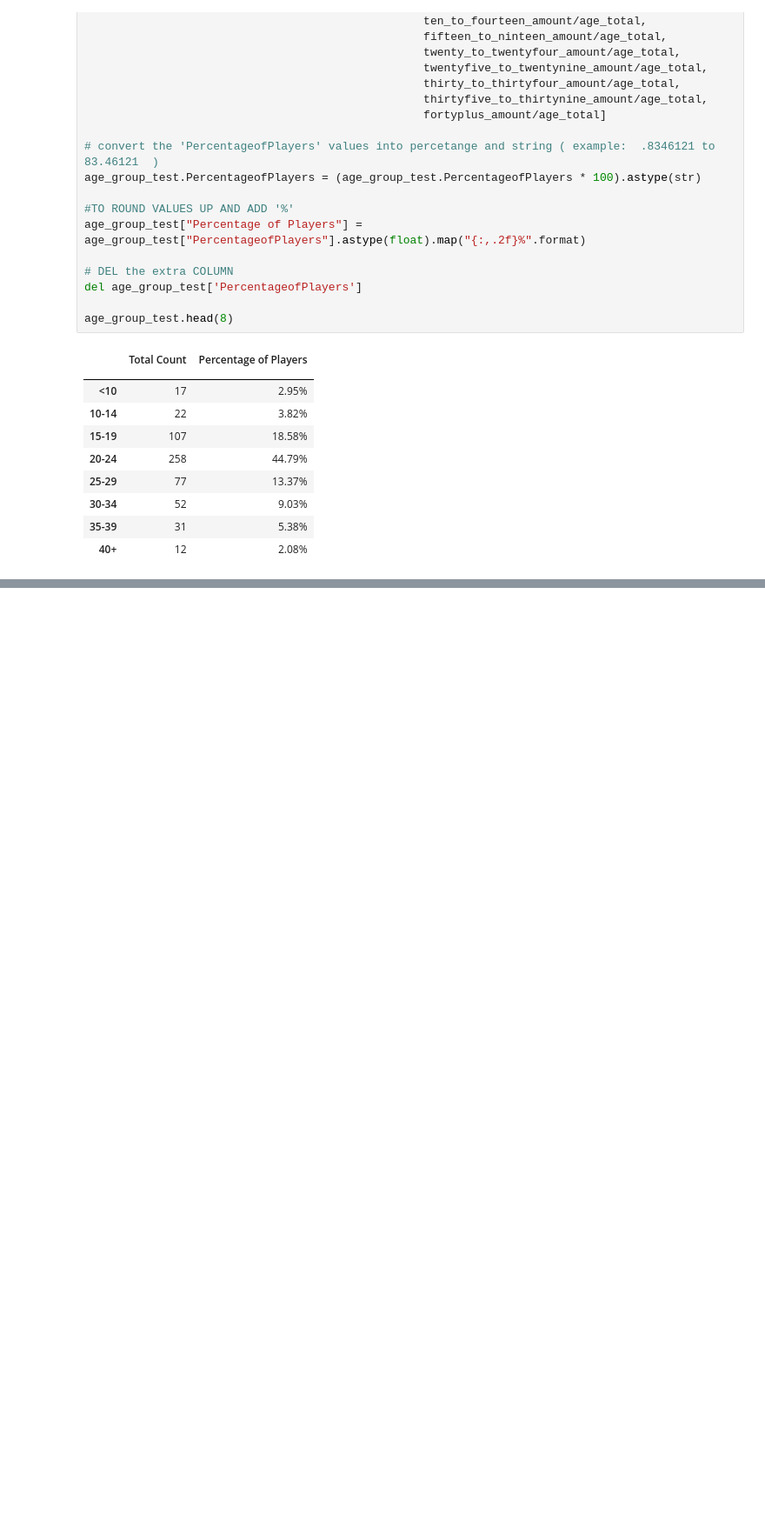
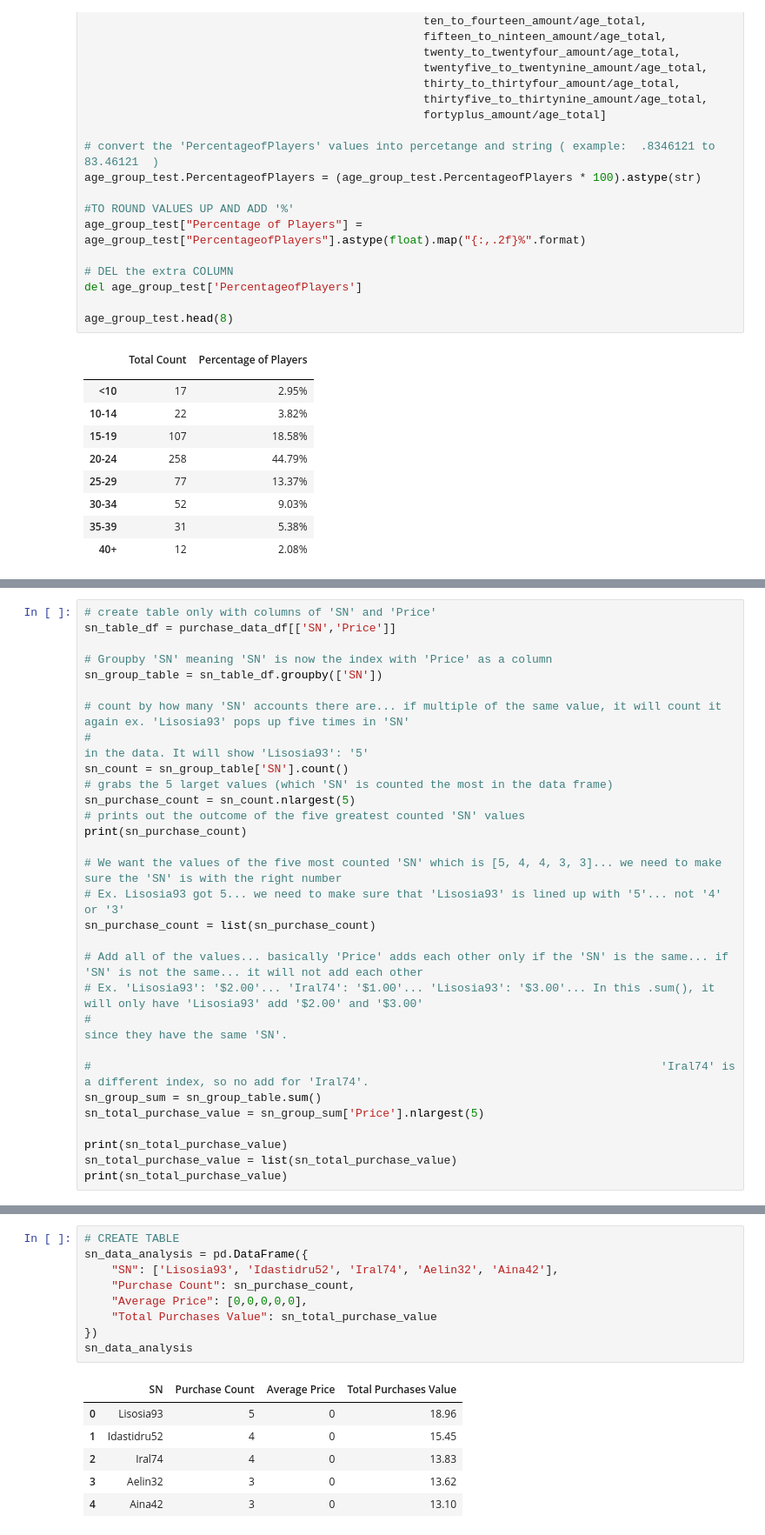
Before and after one commit to samuelroiz/DA_Heroes_Of_Pymoli, a Jupyter notebook: Code/Data_H_o_F.ipynb, the cells around one changed output, grey strips where cells are left out. Shown at 87% size. Cells and saved outputs as stored; diff of their text form; blank space fills up the shorter version.

```diff
--- a/Code/Data_H_o_F.ipynb
+++ b/Code/Data_H_o_F.ipynb
@@ -362,0 +477,30 @@ age_group_test.head(8)
+# %%
+# create table only with columns of 'SN' and 'Price'
+sn_table_df = purchase_data_df[['SN','Price']]
+
+# Groupby 'SN' meaning 'SN' is now the index with 'Price' as a column
+sn_group_table = sn_table_df.groupby(['SN'])
+
+# count by how many 'SN' accounts there are... if multiple of the same value, it will count it again ex. 'Lisosia93' pops up five times in 'SN'
+#                                                                                                    in the data. It will show 'Lisosia93': '5'
+sn_count = sn_group_table['SN'].count()
+# grabs the 5 larget values (which 'SN' is counted the most in the data frame)
+sn_purchase_count = sn_count.nlargest(5)
+# prints out the outcome of the five greatest counted 'SN' values
+print(sn_purchase_count)
+
+# We want the values of the five most counted 'SN' which is [5, 4, 4, 3, 3]... we need to make sure the 'SN' is with the right number
+# Ex. Lisosia93 got 5... we need to make sure that 'Lisosia93' is lined up with '5'... not '4' or '3'
+sn_purchase_count = list(sn_purchase_count)
+
+# Add all of the values... basically 'Price' adds each other only if the 'SN' is the same... if 'SN' is not the same... it will not add each other
+# Ex. 'Lisosia93': '$2.00'... 'Iral74': '$1.00'... 'Lisosia93': '$3.00'... In this .sum(), it will only have 'Lisosia93' add '$2.00' and '$3.00'
+#                                                                                                                  since they have the same 'SN'.
+
+#                                                                                    'Iral74' is a different index, so no add for 'Iral74'.
+sn_group_sum = sn_group_table.sum()
+sn_total_purchase_value = sn_group_sum['Price'].nlargest(5)
+
+print(sn_total_purchase_value)
+sn_total_purchase_value = list(sn_total_purchase_value)
+print(sn_total_purchase_value)
@@ -362,0 +523,16 @@ age_group_test.head(8)
+# %%
+# CREATE TABLE
+sn_data_analysis = pd.DataFrame({
+    "SN": ['Lisosia93', 'Idastidru52', 'Iral74', 'Aelin32', 'Aina42'],
+    "Purchase Count": sn_purchase_count,
+    "Average Price": [0,0,0,0,0],
+    "Total Purchases Value": sn_total_purchase_value
+})
+sn_data_analysis
+# %% [output]
+|  | SN | Purchase Count | Average Price | Total Purchases Value |
+| 0 | Lisosia93 | 5 | 0 | 18.96 |
+| 1 | Idastidru52 | 4 | 0 | 15.45 |
+| 2 | Iral74 | 4 | 0 | 13.83 |
+| 3 | Aelin32 | 3 | 0 | 13.62 |
+| 4 | Aina42 | 3 | 0 | 13.10 |
```
Also changed, not shown: parts of 4 cells of this notebook.
